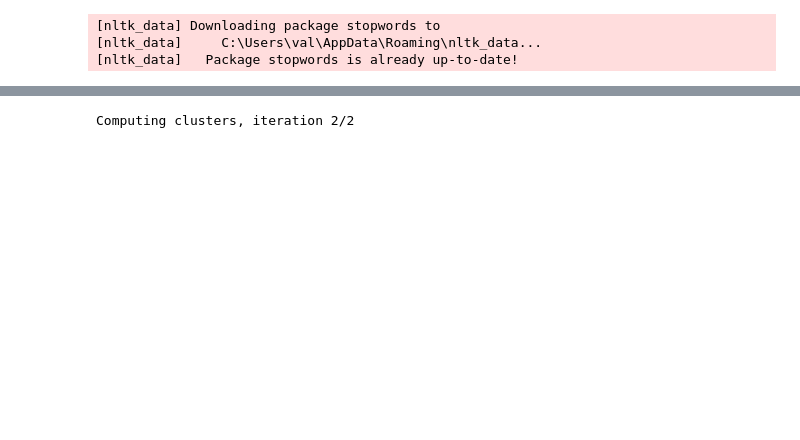
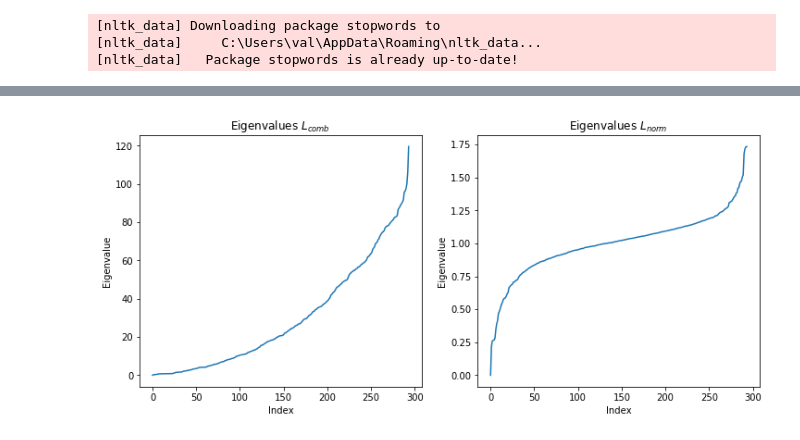
Before and after one commit to ValerianRey/Browser-19, a Jupyter notebook: Network.ipynb, the cells around one changed output, grey strips where cells are left out. Cells and saved outputs as stored; diff of their text form; code cells hidden in the pictures; blank space fills up the shorter version.

```diff
--- a/Network.ipynb
+++ b/Network.ipynb
@@ -53,2 +161,34 @@ Number of connected components: 369
+# %%
+adjacency = np.asarray(nx.to_numpy_matrix(G))
+# %%
+laplacian_comb = compute_laplacian(adjacency, normalize=False)
+laplacian_norm = compute_laplacian(adjacency, normalize=True)
+# %%
+def spectral_decomposition(laplacian: np.ndarray):
+    """ Return:
+        lamb (np.array): eigenvalues of the Laplacian
+        U (np.ndarray): corresponding eigenvectors.
+    """
+    e_values, e_vectors = np.linalg.eigh(laplacian)
+
+    return e_values, e_vectors.T # We transpose the eigenvectors so that e_vectors[k] is the k-th eigenvector (instead of e_vectors[:, k])
+# %%
+lamb_comb, U_comb = spectral_decomposition(laplacian_comb)
+lamb_norm, U_norm = spectral_decomposition(laplacian_norm)
+# %%
+plt.figure(figsize=(12,5))
+plt.subplot(121)
+plt.plot(lamb_comb)
+plt.xlabel('Index')
+plt.ylabel('Eigenvalue')
+plt.title('Eigenvalues $L_{comb}$')
+plt.subplot(122)
+plt.plot(lamb_norm)
+plt.xlabel('Index')
+plt.ylabel('Eigenvalue')
+plt.title('Eigenvalues $L_{norm}$')
+plt.show()
+# %% [output]
+[figure, added]
 # %%
 new_labels = {}
@@ -65,6 +205 @@ def compute_clusters_girvan(G, iterations):
     return clusters
-# %%
-iterations = 2
-clusters = compute_clusters_girvan(G, iterations)
-# %% [output]
-Computing clusters, iteration 2/2
```
Also changed, not shown: parts of 23 cells of this notebook, 1 other file.
